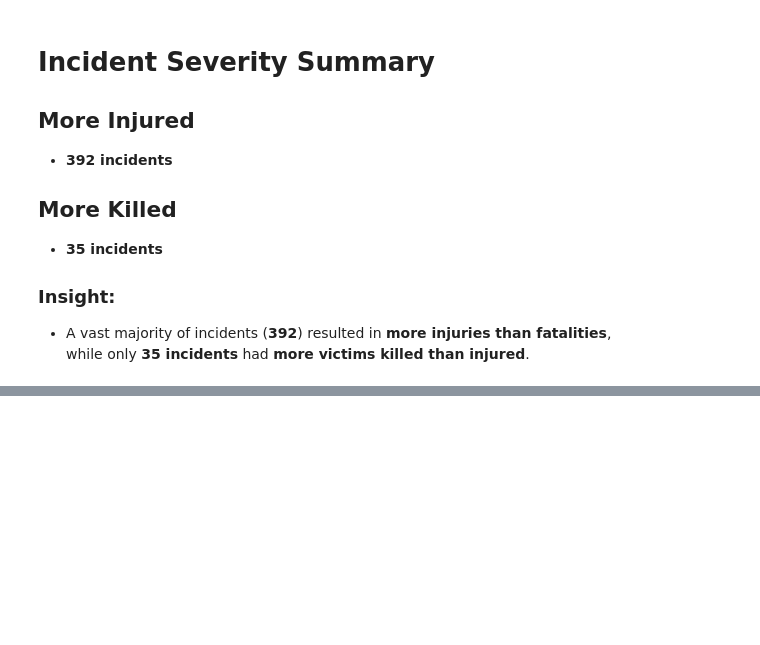
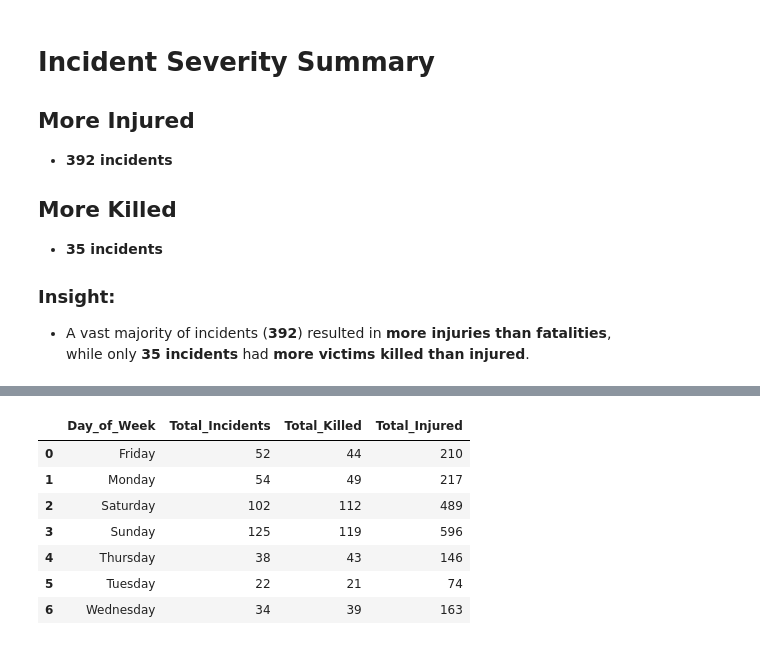
Before and after one commit to hasanenesguray/Data_Analysis, a Jupyter notebook: Gun Violence in 2024 in USA (Geospatial)/Gun Violence in 2024 in USA (Geospatial).ipynb, the cells around one changed output, grey strips where cells are left out. Drawn from its saved outputs; the diff is of its cells as text; code cells hidden in the pictures; blank space fills up the shorter version.

```diff
--- a/Gun Violence in 2024 in USA (Geospatial)/Gun Violence in 2024 in USA (Geospatial).ipynb
+++ b/Gun Violence in 2024 in USA (Geospatial)/Gun Violence in 2024 in USA (Geospatial).ipynb
@@ -472,0 +493,11 @@ When grouping with a length-1 list-like, you will need to pass a length-1 tuple
+# %%
+day_of_week_analysis
+# %% [output]
+|  | Day_of_Week | Total_Incidents | Total_Killed | Total_Injured |
+| 0 | Friday | 52 | 44 | 210 |
+| 1 | Monday | 54 | 49 | 217 |
+| 2 | Saturday | 102 | 112 | 489 |
+| 3 | Sunday | 125 | 119 | 596 |
+| 4 | Thursday | 38 | 43 | 146 |
+| 5 | Tuesday | 22 | 21 | 74 |
+| 6 | Wednesday | 34 | 39 | 163 |
```
Also changed, not shown: parts of 20 cells of this notebook.
